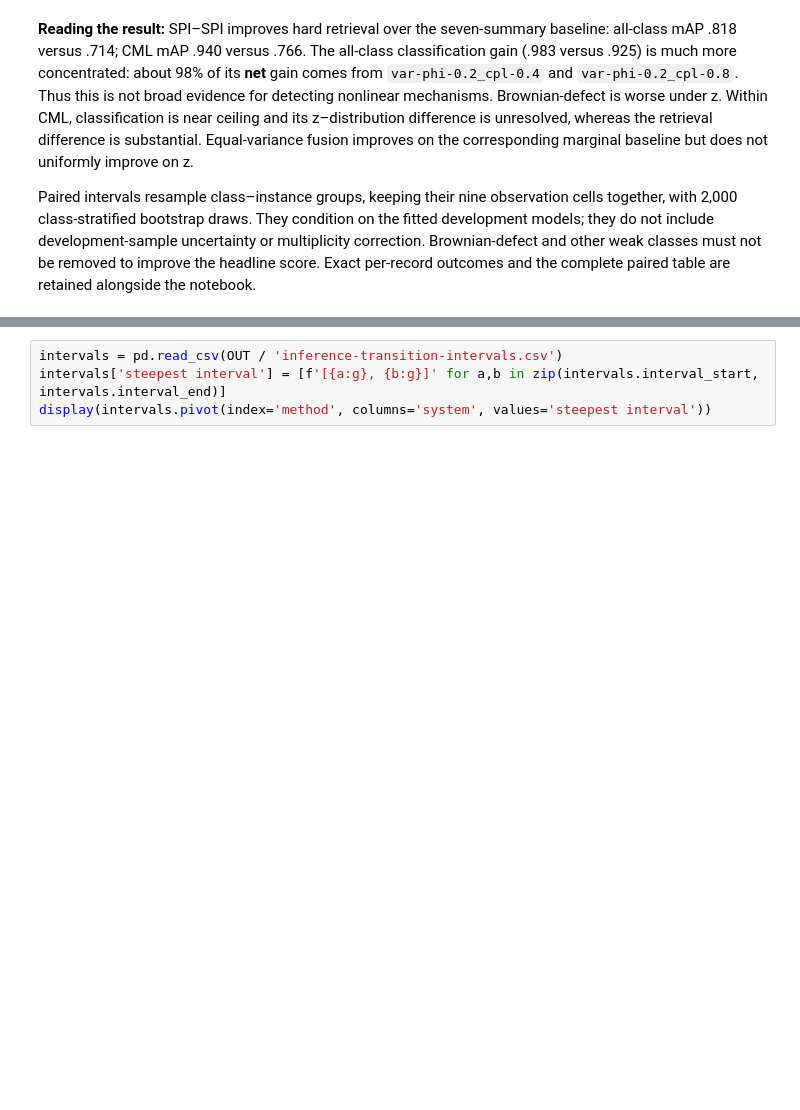
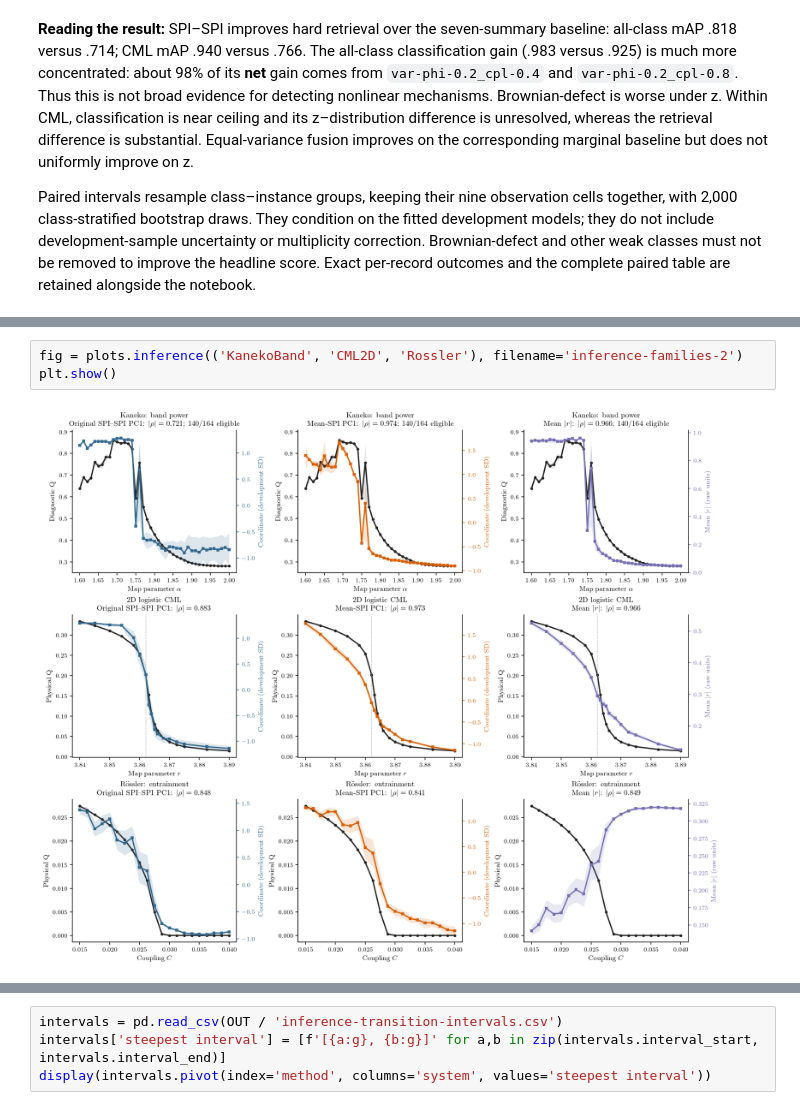
Before and after one commit to willedibam/mts-spi-study-cluster, a Jupyter notebook: notebooks/embeddings/spi_baseline_exploration_260921.ipynb, the cells around one changed output, grey strips where cells are left out. Drawn from its saved outputs; the diff is of its cells as text; blank space fills up the shorter version.

```diff
--- a/notebooks/embeddings/spi_baseline_exploration_260921.ipynb
+++ b/notebooks/embeddings/spi_baseline_exploration_260921.ipynb
@@ -136 +148,6 @@ Black curves show Q in physical units. Coloured learned coordinates use developm
+# %%
+fig = plots.inference(('KanekoBand', 'CML2D', 'Rossler'), filename='inference-families-2')
+plt.show()
+# %% [output]
+[figure, added]
 # %%
```
Also changed, not shown: parts of 13 cells of this notebook, 9 other files.
